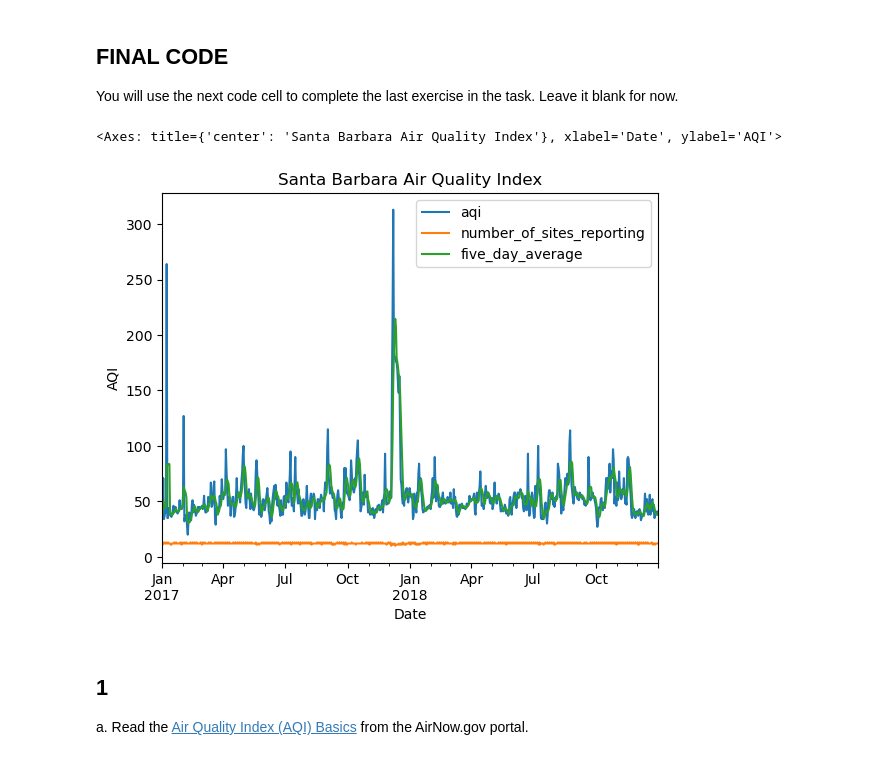
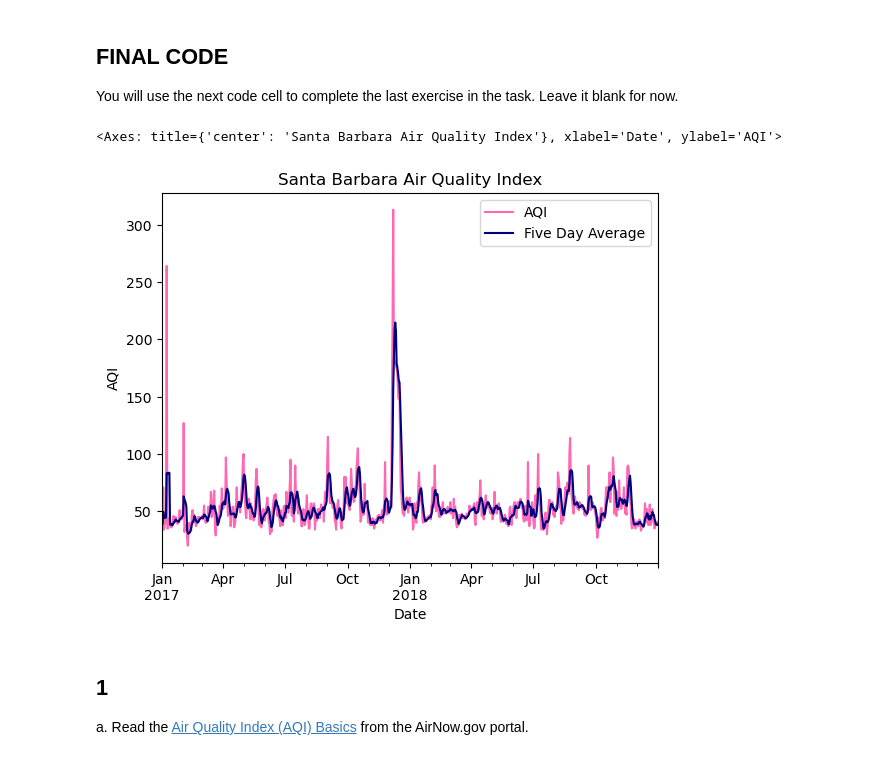
Before and after one commit to sofiiir/eds220-hwk2, a Jupyter notebook: task3/hwk2-task3-aqi.ipynb, the cells around one changed output. Drawn from its saved outputs; the diff is of its cells as text; code cells hidden in the pictures.

```diff
--- a/task3/hwk2-task3-aqi.ipynb
+++ b/task3/hwk2-task3-aqi.ipynb
@@ -46,34 +46,37 @@ aqi_18 = pd.read_csv('https://aqs.epa.gov/aqsweb/airdata/daily_aqi_by_county_201
 # Create one dataframe with the AQI data from 2017 and 2018
 aqi = pd.concat([aqi_17, aqi_18])
 
 # Simplify column names to lower snake
 aqi.columns = (aqi.columns
                   .str.lower()
                   .str.replace(' ','_')
                 )
 
 # Subset for only Santa Barbara County and necessary columns
 aqi_sb = (aqi[aqi['county_name']=='Santa Barbara']
           .drop(columns = ['state_name', 'county_name', 'state_code', 'county_code']))
 
 # Change data type of 'date' to datetime
 aqi_sb.date = pd.to_datetime(aqi_sb['date'])
 
 # Set the date as the index
 aqi_sb = aqi_sb.set_index('date')
 
 # Calculate AQI rolling average over 5 days and add the data to a column in the dataframe
 aqi_sb['five_day_average'] = aqi_sb['aqi'].rolling('5D').mean()
 
 # Create a plot to visualize santa barbara aqi in 2017 and 2018
 aqi_sb.plot(kind = "line",
+            y = ['aqi', 'five_day_average'],
+            label = ['AQI', 'Five Day Average'],
+            color = ['hotpink', 'navy'],
             xlabel = "Date",
            ylabel = "AQI",
            title = "Santa Barbara Air Quality Index",
            )
 # %% [output]
 <Axes: title={'center': 'Santa Barbara Air Quality Index'}, xlabel='Date', ylabel='AQI'>
-[figure, old version]
+[figure, new version]
 # %% [markdown]
 ## 1
 
```
Also changed, not shown: parts of 1 cell of this notebook.
